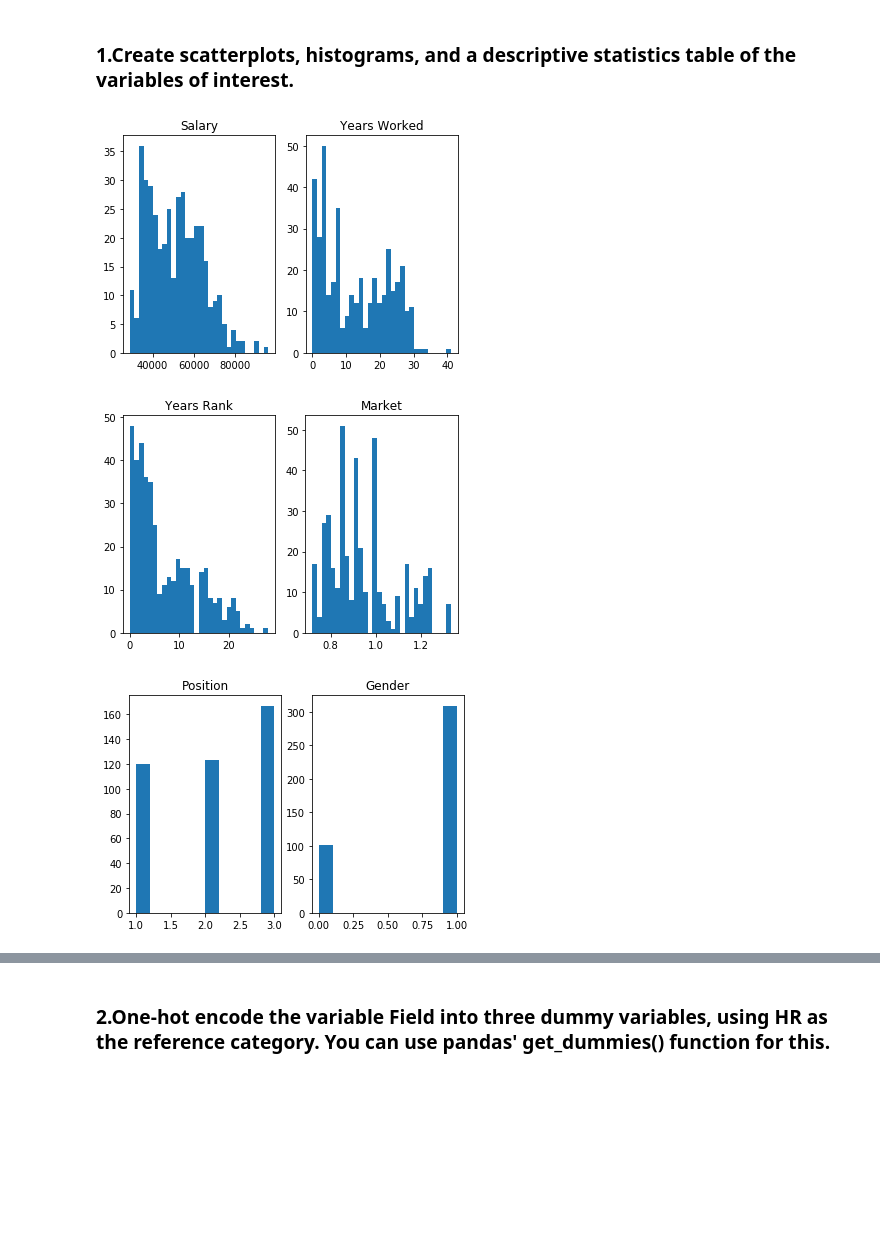
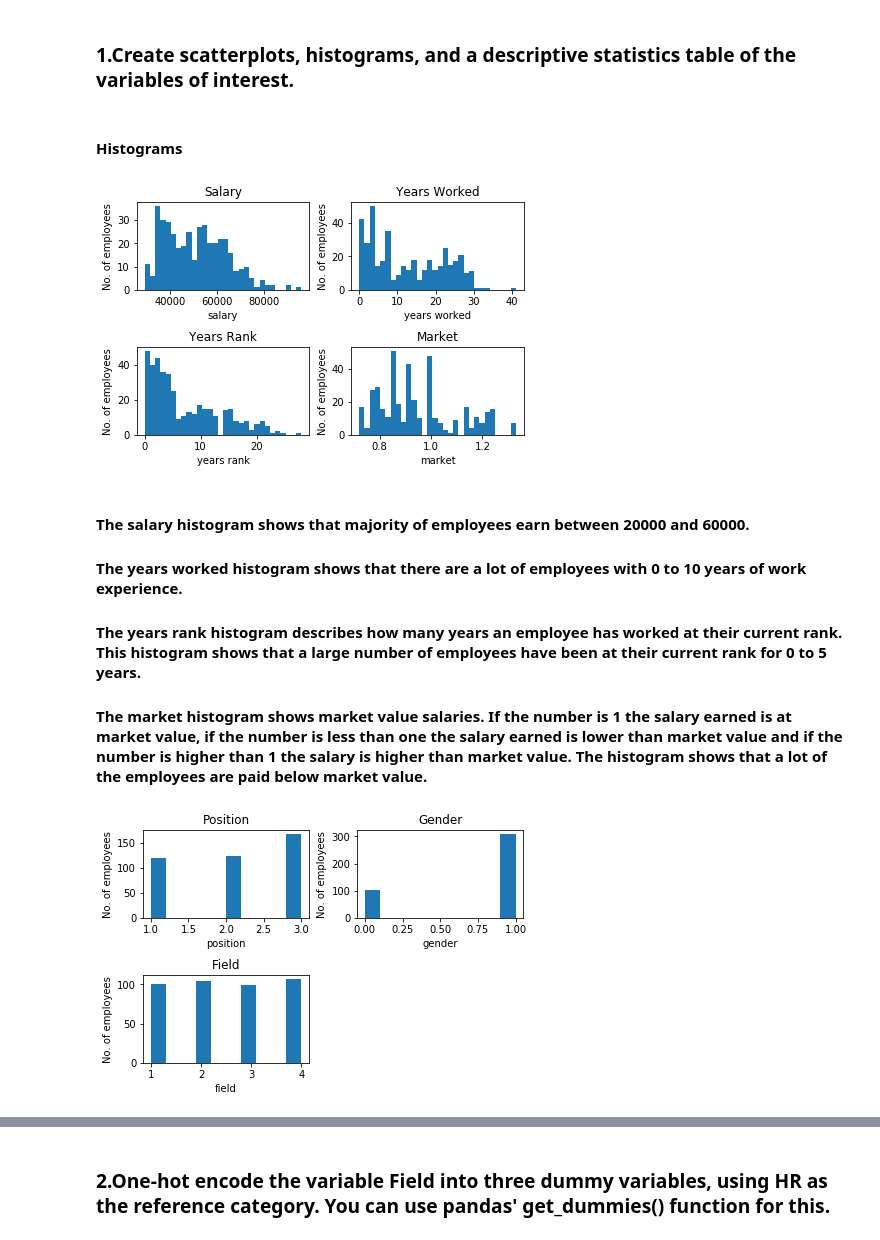
Before and after one commit to Ibby19/Multiple-Linear-Regression, a Jupyter notebook: Multiple_Linear_Regression.ipynb, the cells around one changed output, grey strips where cells are left out. Drawn from its saved outputs; the diff is of its cells as text; code cells hidden in the pictures; blank space fills up the shorter version.

```diff
--- a/Multiple_Linear_Regression.ipynb
+++ b/Multiple_Linear_Regression.ipynb
@@ -10,2 +18,2 @@ import matplotlib.pyplot as plt
 # %%
-df = pd.read_csv('salary.csv').dropna()
+df = pd.read_csv('salary.csv')
@@ -26,0 +54,2 @@ df.corr()
+# %%
+df = df.dropna(axis = 0)
@@ -51,41 +94,66 @@ position       10279.204975
 dtype: float64
 # %% [markdown]
 ### 1.Create scatterplots, histograms, and a descriptive statistics table of the variables of interest.
+# %% [markdown]
+#### Histograms
 # %%
 fig = plt.figure()
 
-plt.subplot(1, 2, 1)
+plt.subplot(2, 2, 1)
 plt.hist(X_train['salary'], bins=30)
+plt.xlabel('salary')
+plt.ylabel('No. of employees')
 plt.title('Salary')
 
-plt.subplot(1, 2, 2)
+plt.subplot(2, 2, 2)
 plt.hist(X_train['yearsworked'], bins=30)
+plt.xlabel('years worked')
+plt.ylabel('No. of employees')
 plt.title('Years Worked')
 
+plt.subplot(2, 2, 3)
+plt.hist(X_train['yearsrank'], bins=30)
+plt.xlabel('years rank')
+plt.ylabel('No. of employees')
+plt.title('Years Rank')
+
+plt.subplot(2, 2, 4)
+plt.hist(X_train['market'], bins=30)
+plt.xlabel('market')
+plt.ylabel('No. of employees')
+plt.title('Market')
+
+plt.tight_layout(pad=0.4, w_pad=0.5, h_pad=1.0)
+
 plt.show()
 # %% [output]
-[figure, old version]
+[figure, new version]
-# %%
-plt.subplot(1, 2, 1)
-plt.hist(X_train['yearsrank'], bins=30)
-plt.title('Years Rank')
-
-plt.subplot(1, 2, 2)
-plt.hist(X_train['market'], bins=30)
-plt.title('Market')
-
-plt.show()
-# %% [output]
-[figure, removed]
+# %% [markdown]
+#### The salary histogram shows that majority of employees earn between 20000 and 60000.
+#### The years worked histogram shows that there are a lot of employees with 0 to 10 years of work experience.
+#### The years rank histogram describes how many years an employee has worked at their current rank. This histogram shows that a large number of employees have been at their current rank for 0 to 5 years.
+#### The market histogram shows market value salaries. If the number is 1 the salary earned is at market value, if the number is less than one the salary earned is lower than market value and if the number is higher than 1 the salary is higher than market value. The histogram shows that a lot of the employees are paid below market value.
 # %%
-plt.subplot(1, 2, 1)
+plt.subplot(2, 2, 1)
 plt.hist(X_train['position'])
+plt.xlabel('position')
+plt.ylabel('No. of employees')
 plt.title('Position')
 
-plt.subplot(1, 2, 2)
+plt.subplot(2, 2, 2)
 plt.hist(X_train['male'])
+plt.xlabel('gender')
+plt.ylabel('No. of employees')
 plt.title('Gender')
 
+plt.subplot(2, 2, 3)
+plt.hist(X_train['Field'])
+plt.xlabel('field')
+plt.ylabel('No. of employees')
+plt.title('Field')
+
+plt.tight_layout(pad=0.4, w_pad=0.5, h_pad=1.0)
+
 plt.show()
 # %% [output]
-[figure, old version]
+[figure, new version]
```
Also changed, not shown: parts of 28 cells of this notebook.
